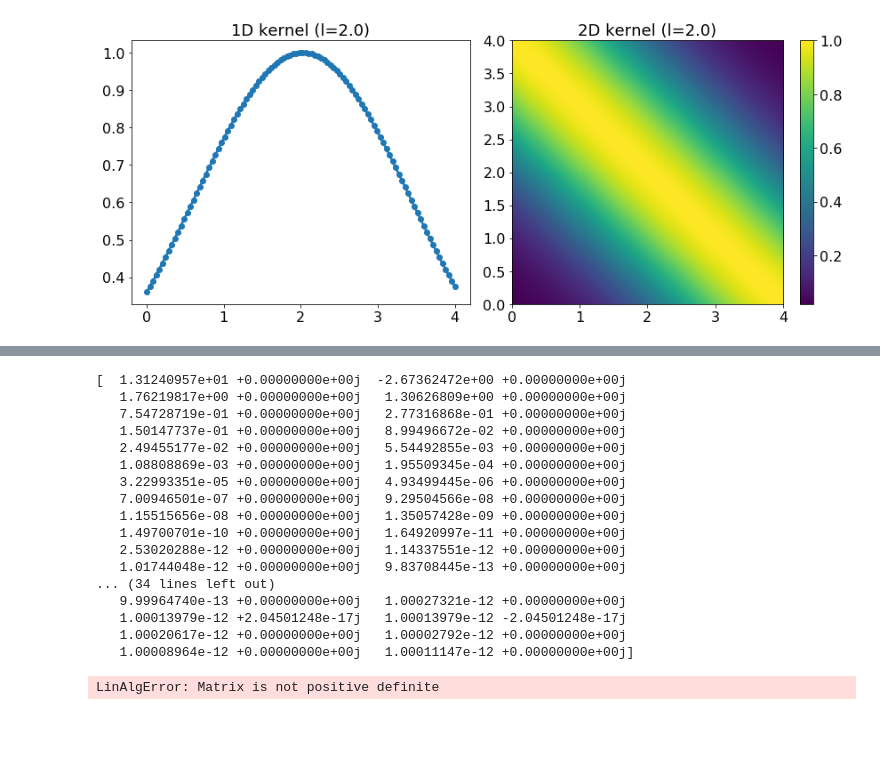
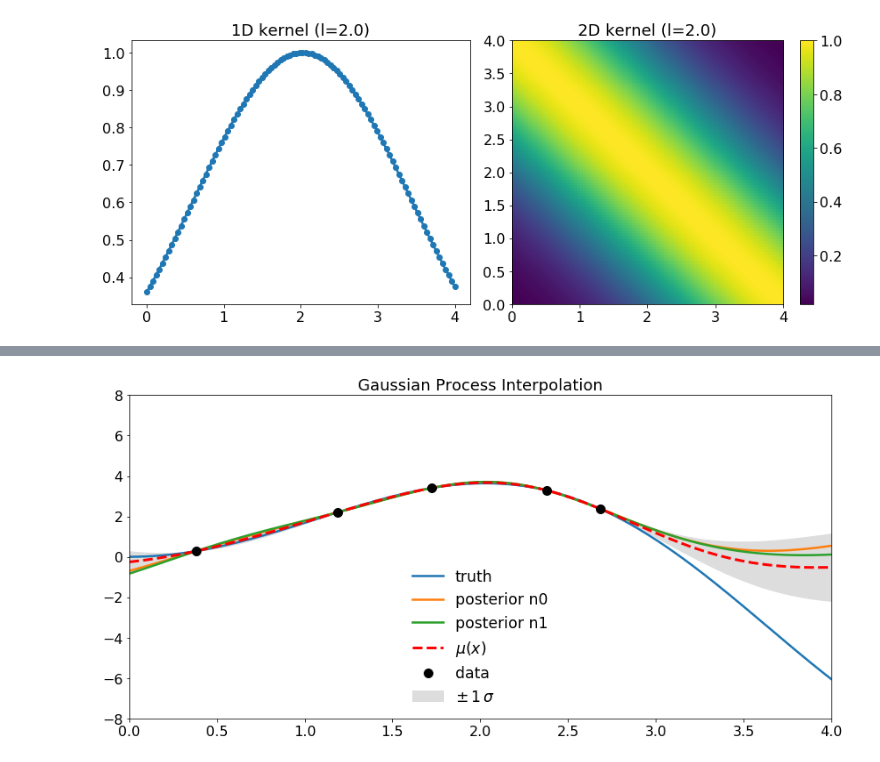
Before and after one commit to rmadar/ExamplesWithPython, a Jupyter notebook: NotebookExamples/GaussianProcesses.ipynb, the cells around one changed output, grey strips where cells are left out. Drawn from its saved outputs; the diff is of its cells as text; code cells hidden in the pictures; blank space fills up the shorter version.

```diff
--- a/NotebookExamples/GaussianProcesses.ipynb
+++ b/NotebookExamples/GaussianProcesses.ipynb
@@ -82,57 +82,40 @@ xtrain = np.sort(0.8*(xmax-xmin)*np.random.rand(Ndata)+xmin).reshape(Ndata,1)
 ytrain = truth_function(xtrain)
 # %%
 # Kernel parameter for this example
-param=0.6
+param=0.7
 
 # Apply the kernel function to our training points
 K = kernel(xtrain, xtrain, param)
 L = np.linalg.cholesky( K + 1e-12*np.eye(len(xtrain)) )
 
-#print( np.linalg.eigvals(K) )
+# To print eigen values
+#print( np.linalg.eigvals(K) + 1e-12*np.eye(len(xtrain)) )
 
 # Compute the mean at our test points.
 K_s = kernel(xtrain, xtest, param)
 Lk = np.linalg.solve(L, K_s)
 mu = np.dot(Lk.T, np.linalg.solve(L, ytrain)).reshape((ntest,))
 
 # Compute the standard deviation so we can plot it
 s2 = np.diag(K_ss) - np.sum(Lk**2, axis=0)
 stdv = np.sqrt(s2)
 
 # Get function from the posterior at our test points.
-print( np.linalg.eigvals(K_ss + 1e-12*np.eye(ntest) - np.dot(Lk.T, Lk) ))
-
+K_ss = kernel(xtest, xtest, param)
 L = np.linalg.cholesky( K_ss + 1e-12*np.eye(ntest) - np.dot(Lk.T, Lk) )
 f_post = mu.reshape(-1,1) + np.dot(L, np.random.normal(size=(ntest,2)))
 
 # Plots things
 plt.figure(figsize=(12,6))
 plt.plot(np.linspace(xmin,xmax,500),truth_function(np.linspace(xmin,xmax,500)), label='truth' )
 for i in range(len(f_post[1])):
     plt.plot(xtest, f_post[:,i], label='posterior n{:.0f}'.format(i))
 plt.gca().fill_between(xtest.flat, mu-2*stdv, mu+2*stdv, color="#dddddd", label='$\pm \, 1 \, \sigma$')
 plt.plot(xtest, mu, 'r--', lw=3, label='$\mu(x)$')
 plt.plot(xtrain, ytrain,'o', color='black', ms=10, zorder=10, label='data')
 plt.axis([xmin, xmax, -8, 8])
 plt.title('Gaussian Process Interpolation')
 plt.legend()
 plt.tight_layout()
 # %% [output]
-[  1.31240957e+01 +0.00000000e+00j  -2.67362472e+00 +0.00000000e+00j
-   1.76219817e+00 +0.00000000e+00j   1.30626809e+00 +0.00000000e+00j
-   7.54728719e-01 +0.00000000e+00j   2.77316868e-01 +0.00000000e+00j
-   1.50147737e-01 +0.00000000e+00j   8.99496672e-02 +0.00000000e+00j
-   2.49455177e-02 +0.00000000e+00j   5.54492855e-03 +0.00000000e+00j
-   1.08808869e-03 +0.00000000e+00j   1.95509345e-04 +0.00000000e+00j
-   3.22993351e-05 +0.00000000e+00j   4.93499445e-06 +0.00000000e+00j
-   7.00946501e-07 +0.00000000e+00j   9.29504566e-08 +0.00000000e+00j
-   1.15515656e-08 +0.00000000e+00j   1.35057428e-09 +0.00000000e+00j
-   1.49700701e-10 +0.00000000e+00j   1.64920997e-11 +0.00000000e+00j
-   2.53020288e-12 +0.00000000e+00j   1.14337551e-12 +0.00000000e+00j
-   1.01744048e-12 +0.00000000e+00j   9.83708445e-13 +0.00000000e+00j
-... (34 lines left out)
-   9.99964740e-13 +0.00000000e+00j   1.00027321e-12 +0.00000000e+00j
-   1.00013979e-12 +2.04501248e-17j   1.00013979e-12 -2.04501248e-17j
-   1.00020617e-12 +0.00000000e+00j   1.00002792e-12 +0.00000000e+00j
-   1.00008964e-12 +0.00000000e+00j   1.00011147e-12 +0.00000000e+00j]
-LinAlgError: Matrix is not positive definite
+[figure, added]
```
Also changed, not shown: parts of 1 cell of this notebook.
